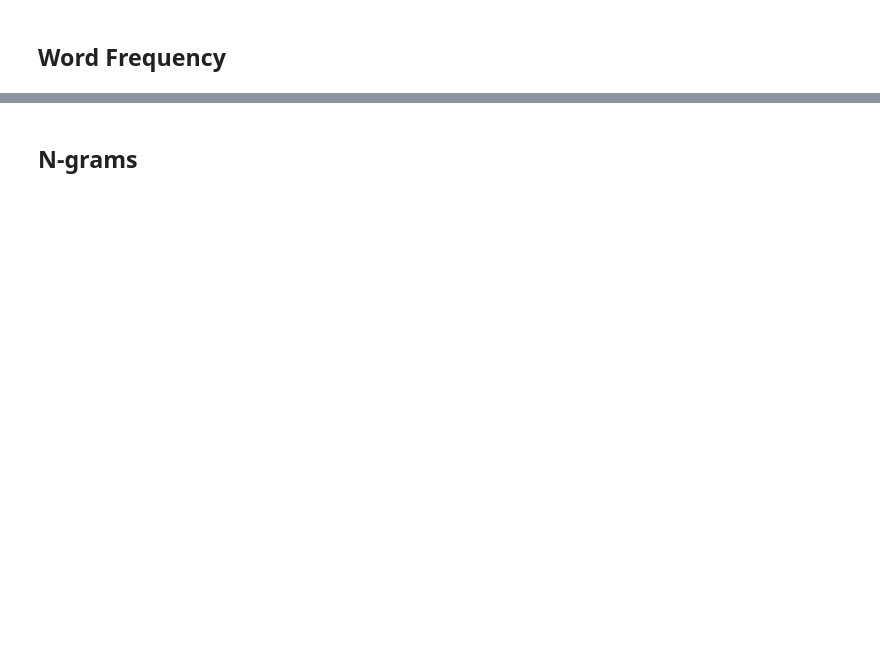
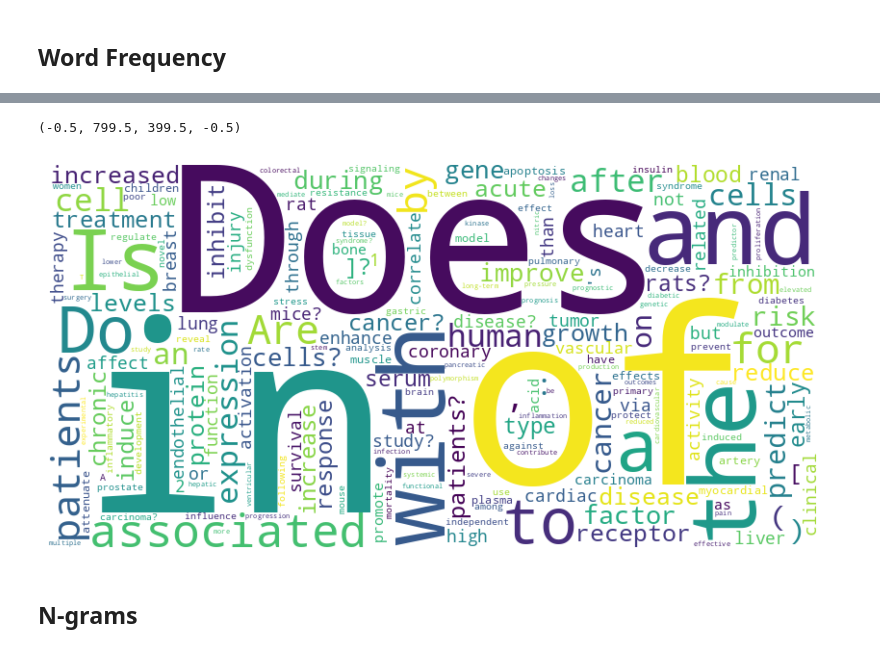
Before and after one commit to TheDecodeLab/LLM-Healthcare, a Jupyter notebook: notebooks/week-4.ipynb, the cells around one changed output, grey strips where cells are left out. Drawn from its saved outputs; the diff is of its cells as text; code cells hidden in the pictures; blank space fills up the shorter version.

```diff
--- a/notebooks/week-4.ipynb
+++ b/notebooks/week-4.ipynb
@@ -73,13 +246,16 @@ plt.xticks(rotation=45)
 # %%
 # Define WordCloud parameters: width, height, and background color
 wordcloud = WordCloud(width=800, height=400, background_color='white')
 
 # Generate the word cloud based on word frequencies
-wordcloud.generate_from_frequencies(word_freq)
+wordcloud.generate_from_frequencies(question_word_freq)
 
 # Display the word cloud using matplotlib
 plt.figure(figsize=(10, 5))
 plt.imshow(wordcloud, interpolation='bilinear')
 plt.axis('off')
+# %% [output]
+(-0.5, 799.5, 399.5, -0.5)
+[figure, added]
 # %% [markdown]
 ## N-grams
```
Also changed, not shown: parts of 36 cells of this notebook.
